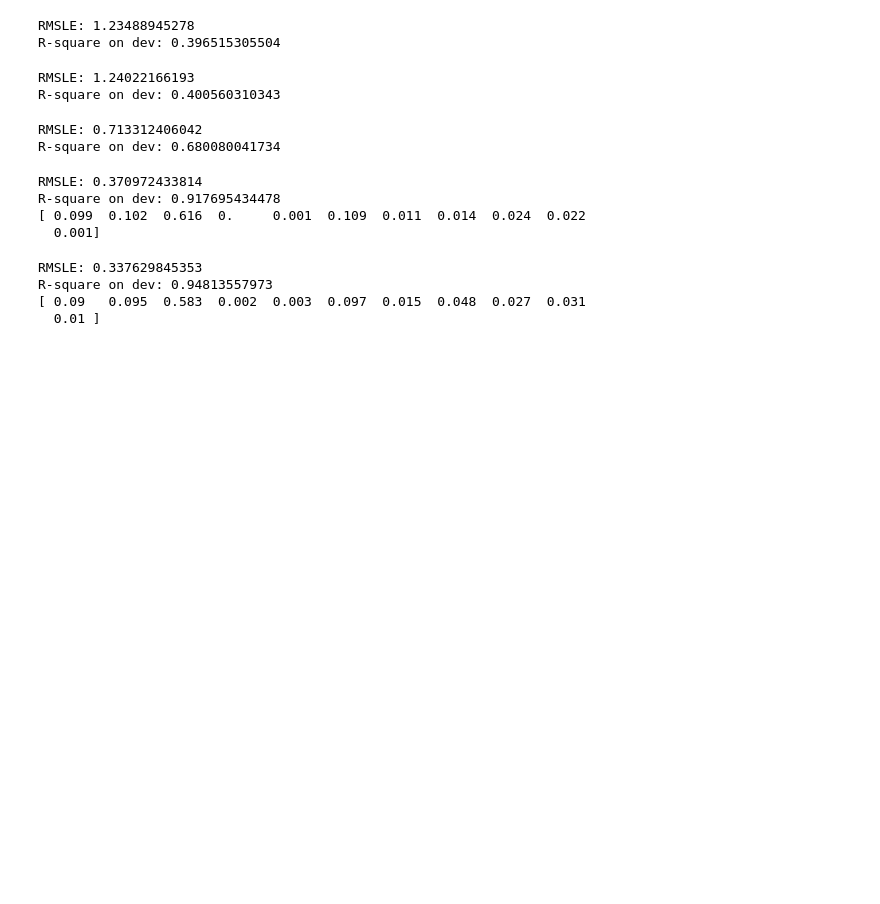
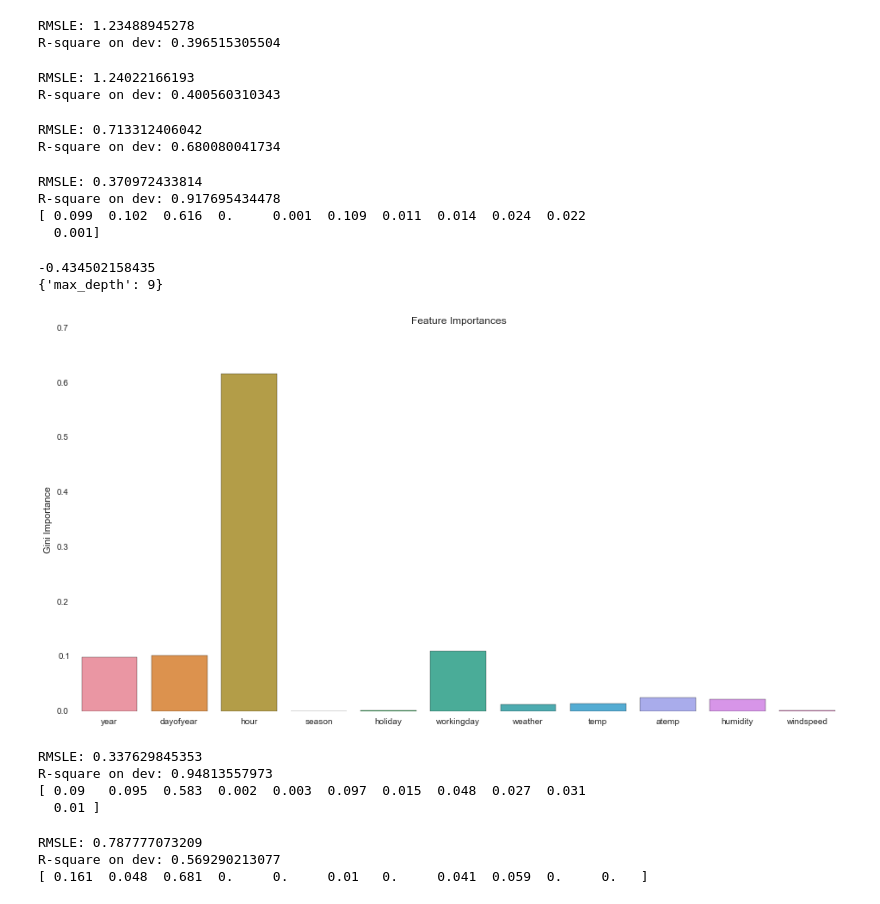
Before and after one commit to KonniamChan/ML_Projects_W207, a Jupyter notebook: project_bikesharing.ipynb, the cells around one changed output. Saved outputs shown, nothing was run; the diff lists cells and outputs as text; code cells hidden in the pictures; blank space fills up the shorter version.

Commit message:
Refined decision tree. Added Adaboost section.

```diff
--- a/project_bikesharing.ipynb
+++ b/project_bikesharing.ipynb
@@ -220,6 +221,24 @@ RMSLE: 0.370972433814
 R-square on dev: 0.917695434478
 [ 0.099  0.102  0.616  0.     0.001  0.109  0.011  0.014  0.024  0.022
   0.001]
+# %%
+# Decision Tree Grid Search
+dt_params = {"max_depth": np.arange(1,30)}
+dt_grid = GridSearchCV(DecisionTreeRegressor(), dt_params, scoring=RMSLE_scorer)
+dt_grid.fit(train_data_scaled, train_labels)
+
+print (dt_grid.best_score_)
+print (dt_grid.best_params_)
+# %% [output]
+-0.434502158435
+{'max_depth': 9}
+# %%
+plt.figure(figsize=(16,8))
+ax = sns.barplot(x=df_train.columns.values[1:-3], y=dt_model.feature_importances_)
+title = plt.title("Feature Importances")
+ylabel = plt.ylabel("Gini Importance")
+# %% [output]
+[figure, added]
 # %%
 ## Random Forest Regressor
 # Ensure consistency of results
@@ -241,6 +260,26 @@ RMSLE: 0.337629845353
 R-square on dev: 0.94813557973
 [ 0.09   0.095  0.583  0.002  0.003  0.097  0.015  0.048  0.027  0.031
   0.01 ]
+# %%
+## Adaboost with Decision Tree Regressor
+# Ensure consistency of results
+np.random.seed(0)
+
+# Fit Adaboost with decision tree regressor
+ada_model = AdaBoostRegressor(n_estimators=5)
+ada_model.fit(train_data_scaled, train_labels)
+ada_preds = ada_model.predict(dev_data_scaled)
+
+# RMSLE
+print ("RMSLE: {}".format(RMSLE(dev_labels, ada_preds)))
+
+# R2 for dev set
+print ("R-square on dev: {}".format(metrics.r2_score(dev_labels, ada_preds)))
+print (np.round(ada_model.feature_importances_,3))
+# %% [output]
+RMSLE: 0.787777073209
+R-square on dev: 0.569290213077
+[ 0.161  0.048  0.681  0.     0.     0.01   0.     0.041  0.059  0.     0.   ]
 # %%
 # Write results in Kaggle format
 # Predict with ALL training data (train set + dev set)
```
Also changed, not shown: parts of 2 cells of this notebook.
